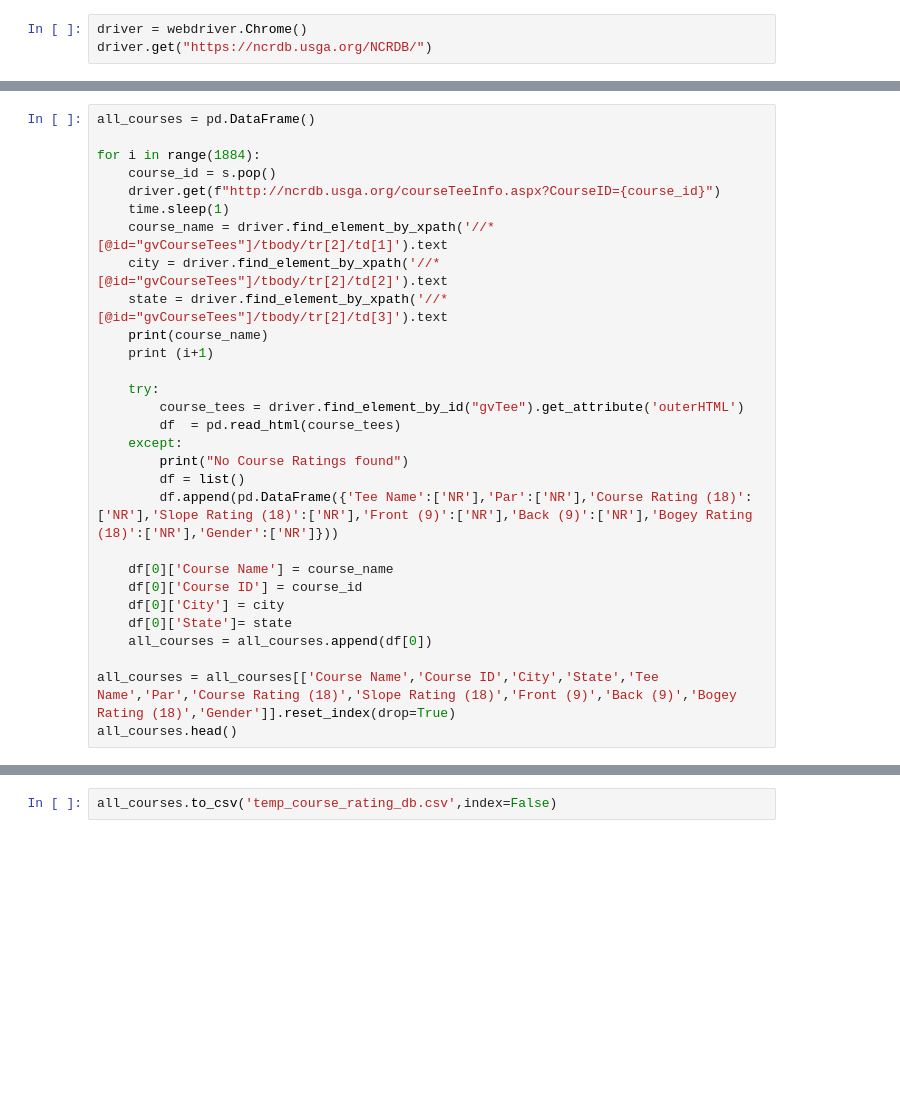
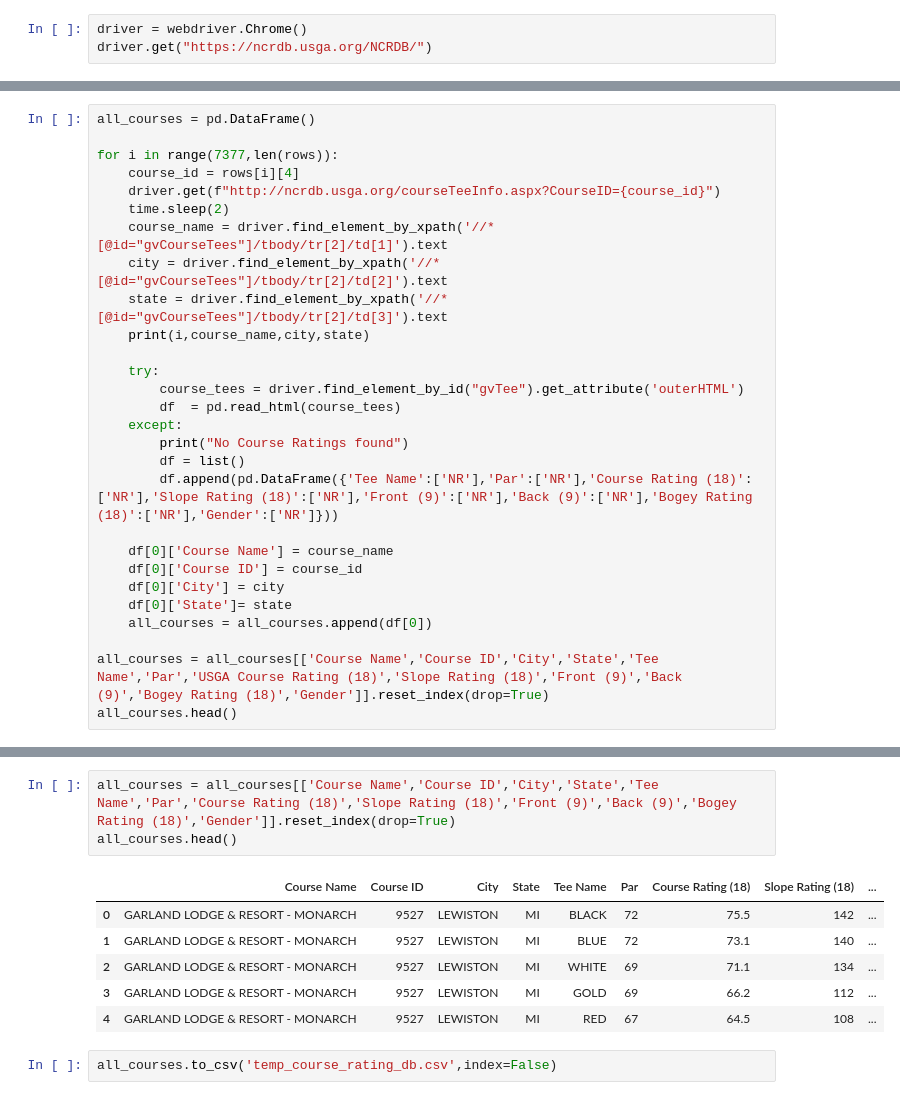
Before and after one commit to rossnicholson13/Traveling_Golfer, a Jupyter notebook: Course_Rating_Retrieval.ipynb, the cells around one changed output, grey strips where cells are left out. Drawn from its saved outputs; the diff is of its cells as text; blank space fills up the shorter version.

Commit message:
adding all course rating data

```diff
--- a/Course_Rating_Retrieval.ipynb
+++ b/Course_Rating_Retrieval.ipynb
@@ -45,15 +40,14 @@ s.size()
 # %%
 all_courses = pd.DataFrame()
 
-for i in range(1884):
-    course_id = s.pop()
+for i in range(7377,len(rows)):
+    course_id = rows[i][4]
     driver.get(f"http://ncrdb.usga.org/courseTeeInfo.aspx?CourseID={course_id}")
-    time.sleep(1)
+    time.sleep(2)
     course_name = driver.find_element_by_xpath('//*[@id="gvCourseTees"]/tbody/tr[2]/td[1]').text
     city = driver.find_element_by_xpath('//*[@id="gvCourseTees"]/tbody/tr[2]/td[2]').text
     state = driver.find_element_by_xpath('//*[@id="gvCourseTees"]/tbody/tr[2]/td[3]').text
-    print(course_name)
-    print (i+1)
+    print(i,course_name,city,state)
 
     try:
         course_tees = driver.find_element_by_id("gvTee").get_attribute('outerHTML')
@@ -69,5 +63,5 @@ for i in range(1884):
     df[0]['State']= state
     all_courses = all_courses.append(df[0])
 
-all_courses = all_courses[['Course Name','Course ID','City','State','Tee Name','Par','Course Rating (18)','Slope Rating (18)','Front (9)','Back (9)','Bogey Rating (18)','Gender']].reset_index(drop=True)
+all_courses = all_courses[['Course Name','Course ID','City','State','Tee Name','Par','USGA Course Rating (18)','Slope Rating (18)','Front (9)','Back (9)','Bogey Rating (18)','Gender']].reset_index(drop=True)
 all_courses.head()
@@ -74,2 +113,12 @@ all_courses.head()
+# %%
+all_courses = all_courses[['Course Name','Course ID','City','State','Tee Name','Par','Course Rating (18)','Slope Rating (18)','Front (9)','Back (9)','Bogey Rating (18)','Gender']].reset_index(drop=True)
+all_courses.head()
+# %% [output]
+|  | Course Name | Course ID | City | State | Tee Name | Par | Course Rating (18) | Slope Rating (18) | ... |
+| 0 | GARLAND LODGE & RESORT - MONARCH | 9527 | LEWISTON | MI | BLACK | 72 | 75.5 | 142 | ... |
+| 1 | GARLAND LODGE & RESORT - MONARCH | 9527 | LEWISTON | MI | BLUE | 72 | 73.1 | 140 | ... |
+| 2 | GARLAND LODGE & RESORT - MONARCH | 9527 | LEWISTON | MI | WHITE | 69 | 71.1 | 134 | ... |
+| 3 | GARLAND LODGE & RESORT - MONARCH | 9527 | LEWISTON | MI | GOLD | 69 | 66.2 | 112 | ... |
+| 4 | GARLAND LODGE & RESORT - MONARCH | 9527 | LEWISTON | MI | RED | 67 | 64.5 | 108 | ... |
 # %%
 all_courses.to_csv('temp_course_rating_db.csv',index=False)
```
Also changed, not shown: parts of 7 cells of this notebook, 3 other files.
